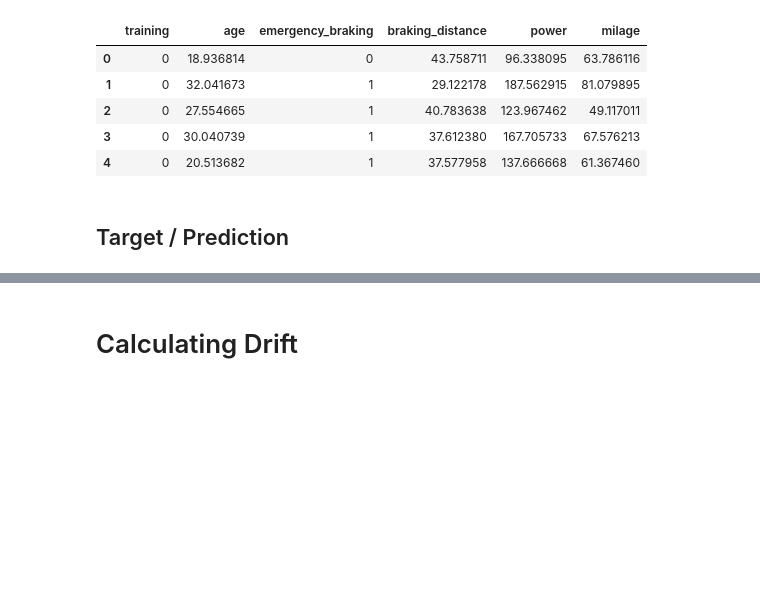
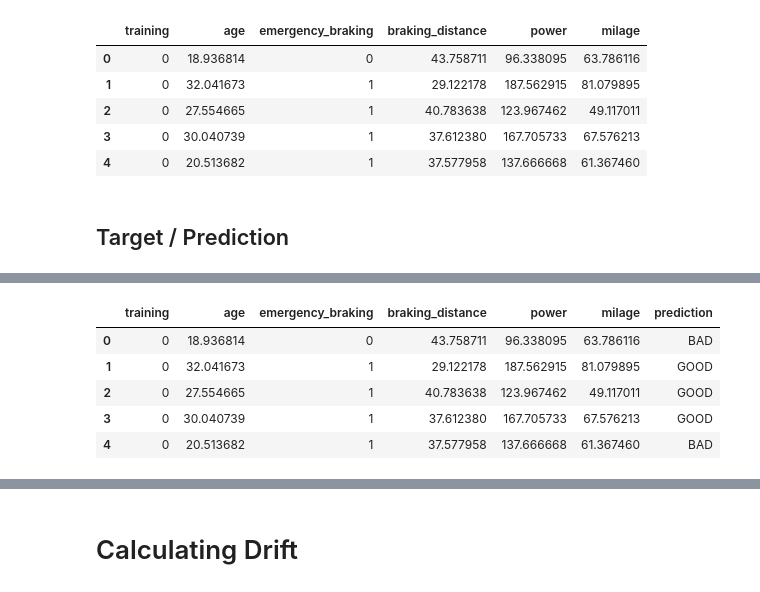
Before and after one commit to DJCordhose/buch-machine-learning-notebooks, a Jupyter notebook: kap11/drift-detection.ipynb, the cells around one changed output, grey strips where cells are left out. Drawn from its saved outputs; the diff is of its cells as text; code cells hidden in the pictures; blank space fills up the shorter version.

```diff
--- a/kap11/drift-detection.ipynb
+++ b/kap11/drift-detection.ipynb
@@ -104,0 +115,6 @@ def prediction_name(value: int):
+# %%
+X = current_dataset
+current_dataset_prediction = X.copy()
+current_dataset_prediction['prediction'] = predict(X)
+current_dataset_prediction.head()
+# %% [output]
@@ -105 +122,7 @@ def prediction_name(value: int):
+|  | training | age | emergency_braking | braking_distance | power | milage | prediction |
+| 0 | 0 | 18.936814 | 0 | 43.758711 | 96.338095 | 63.786116 | BAD |
+| 1 | 0 | 32.041673 | 1 | 29.122178 | 187.562915 | 81.079895 | GOOD |
+| 2 | 0 | 27.554665 | 1 | 40.783638 | 123.967462 | 49.117011 | GOOD |
+| 3 | 0 | 30.040739 | 1 | 37.612380 | 167.705733 | 67.576213 | GOOD |
+| 4 | 0 | 20.513682 | 1 | 37.577958 | 137.666668 | 61.367460 | BAD |
 # %%
```
Also changed, not shown: parts of 11 cells of this notebook, 3 other files.
